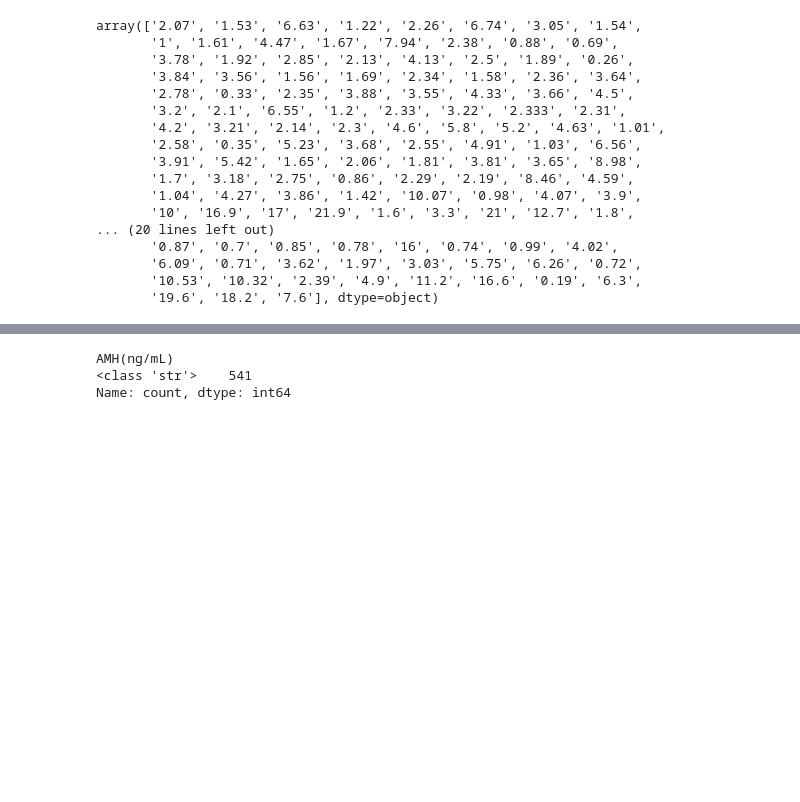
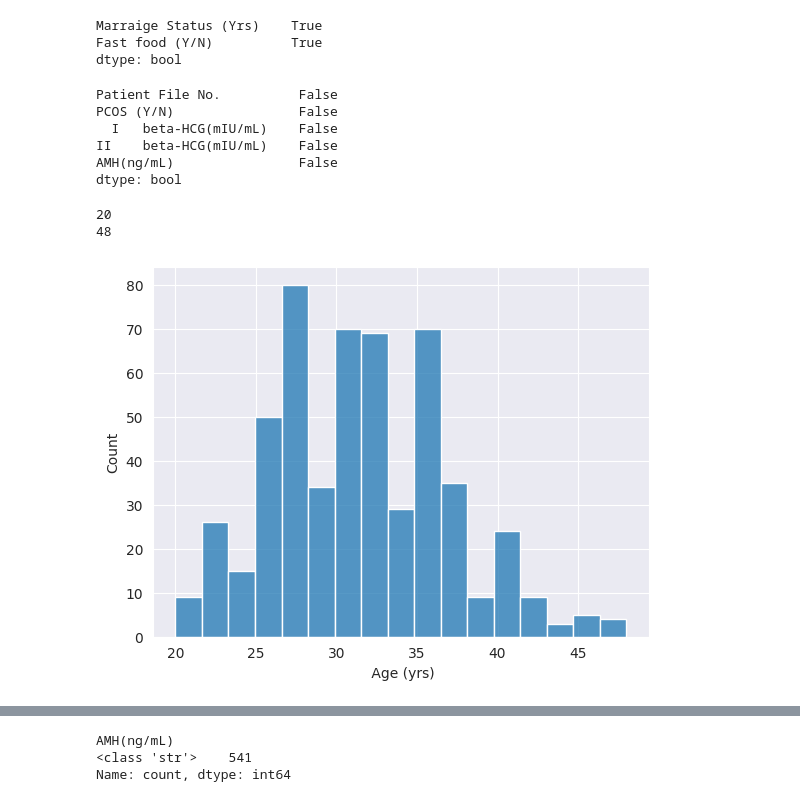
Before and after one commit to Parmida79/hera-care, a Jupyter notebook: notebooks/001.ipynb, the cells around one changed output, grey strips where cells are left out. Saved outputs shown, nothing was run; the diff lists cells and outputs as text; code cells hidden in the pictures; blank space fills up the shorter version.

Commit message:
Add both infertile and fertile datasets and inspect them

```diff
--- a/notebooks/001.ipynb
+++ b/notebooks/001.ipynb
@@ -30,0 +31,7 @@ missing_data
+# %%
+# Women who are infertile with either having PCOS or not
+fertile_df = pd.read_excel("../data/raw/raw_PCOS_data_without_infertility.xlsx", sheet_name="Full_new")
+
+# drop redundant columns from DataFrame
+fertile_df = fertile_df.drop(['Unnamed: 44', 'Sl. No'], axis=1)
+fertile_df.head()
@@ -36,20 +109,28 @@ np.False_
-# %%
-pcos_df['AMH(ng/mL)'].unique()
-# %% [output]
-array(['2.07', '1.53', '6.63', '1.22', '2.26', '6.74', '3.05', '1.54',
-       '1', '1.61', '4.47', '1.67', '7.94', '2.38', '0.88', '0.69',
-       '3.78', '1.92', '2.85', '2.13', '4.13', '2.5', '1.89', '0.26',
-       '3.84', '3.56', '1.56', '1.69', '2.34', '1.58', '2.36', '3.64',
-       '2.78', '0.33', '2.35', '3.88', '3.55', '4.33', '3.66', '4.5',
-       '3.2', '2.1', '6.55', '1.2', '2.33', '3.22', '2.333', '2.31',
-       '4.2', '3.21', '2.14', '2.3', '4.6', '5.8', '5.2', '4.63', '1.01',
-       '2.58', '0.35', '5.23', '3.68', '2.55', '4.91', '1.03', '6.56',
-       '3.91', '5.42', '1.65', '2.06', '1.81', '3.81', '3.65', '8.98',
-       '1.7', '3.18', '2.75', '0.86', '2.29', '2.19', '8.46', '4.59',
-       '1.04', '4.27', '3.86', '1.42', '10.07', '0.98', '4.07', '3.9',
-       '10', '16.9', '17', '21.9', '1.6', '3.3', '21', '12.7', '1.8',
-... (20 lines left out)
-       '0.87', '0.7', '0.85', '0.78', '16', '0.74', '0.99', '4.02',
-       '6.09', '0.71', '3.62', '1.97', '3.03', '5.75', '6.26', '0.72',
-       '10.53', '10.32', '2.39', '4.9', '11.2', '16.6', '0.19', '6.3',
-       '19.6', '18.2', '7.6'], dtype=object)
+# %%
+fertile_df.isna().any()[lambda x: x]
+# %% [output]
+Marraige Status (Yrs)    True
+Fast food (Y/N)          True
+dtype: bool
+# %%
+# check whether there are any null values in the dataframe
+# infertile_df.isnull().values.any()
+infertile_df.isnull().any()
+# %% [output]
+Patient File No.          False
+PCOS (Y/N)                False
+  I   beta-HCG(mIU/mL)    False
+II    beta-HCG(mIU/mL)    False
+AMH(ng/mL)                False
+dtype: bool
+# %%
+fertile_women_age_range = fertile_df[' Age (yrs)']
+sns.histplot(fertile_women_age_range)
+
+print(fertile_women_age_range.min())
+print(fertile_women_age_range.max())
+# age ranges from 20 to 48
+# %% [output]
+20
+48
+[figure, added]
```
Also changed, not shown: parts of 26 cells of this notebook, 8 other files.
